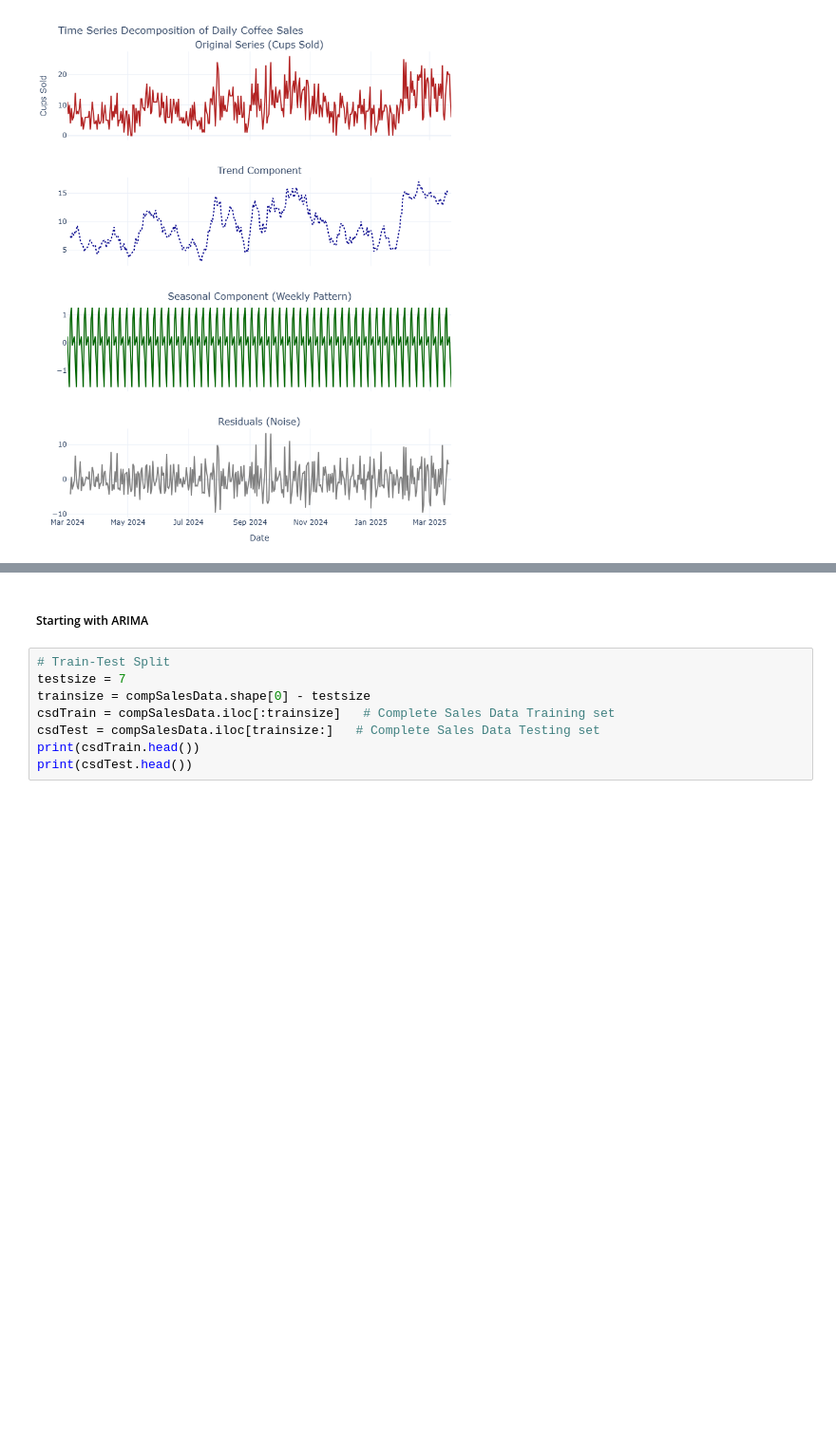
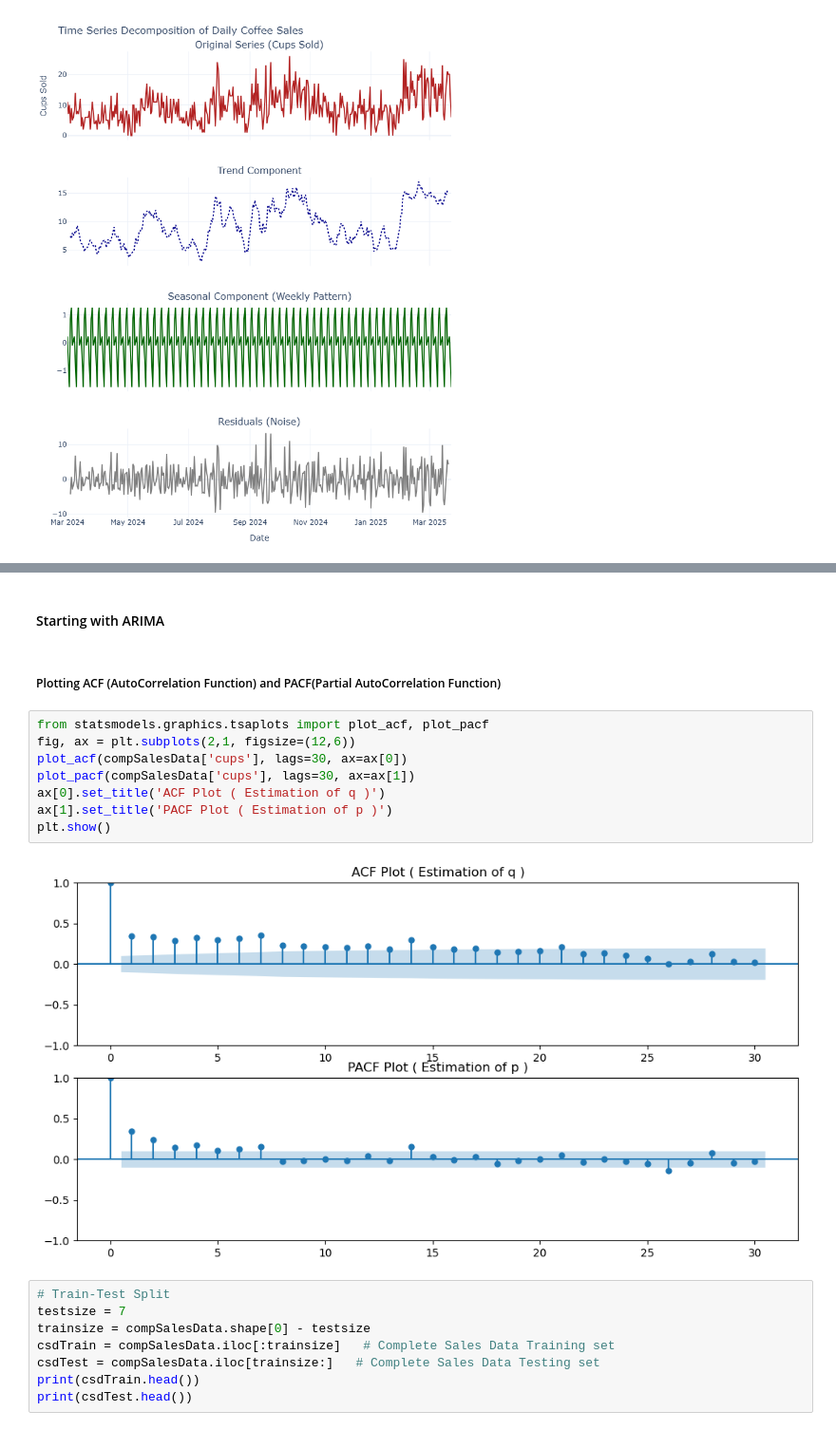
Before and after one commit to AyAnand117/Coffee-Sales, a Jupyter notebook: Notebooks/Coffee_Sales_EDA&TSA.ipynb, the cells around one changed output, grey strips where cells are left out. Shown at 95% size. Drawn from its saved outputs; the diff is of its cells as text; blank space fills up the shorter version.

```diff
--- a/Notebooks/Coffee_Sales_EDA&TSA.ipynb
+++ b/Notebooks/Coffee_Sales_EDA&TSA.ipynb
@@ -715,5 +697,17 @@ fig.show()
 # %% [markdown]
-##### Starting with ARIMA
+#### Starting with ARIMA
+# %% [markdown]
+##### Plotting ACF (AutoCorrelation Function) and PACF(Partial AutoCorrelation Function)
+# %%
+from statsmodels.graphics.tsaplots import plot_acf, plot_pacf
+fig, ax = plt.subplots(2,1, figsize=(12,6))
+plot_acf(compSalesData['cups'], lags=30, ax=ax[0])
+plot_pacf(compSalesData['cups'], lags=30, ax=ax[1])
+ax[0].set_title('ACF Plot ( Estimation of q )')
+ax[1].set_title('PACF Plot ( Estimation of p )')
+plt.show()
+# %% [output]
+[figure, added]
 # %%
 # Train-Test Split
 testsize = 7
```
Also changed, not shown: parts of 31 cells of this notebook.
